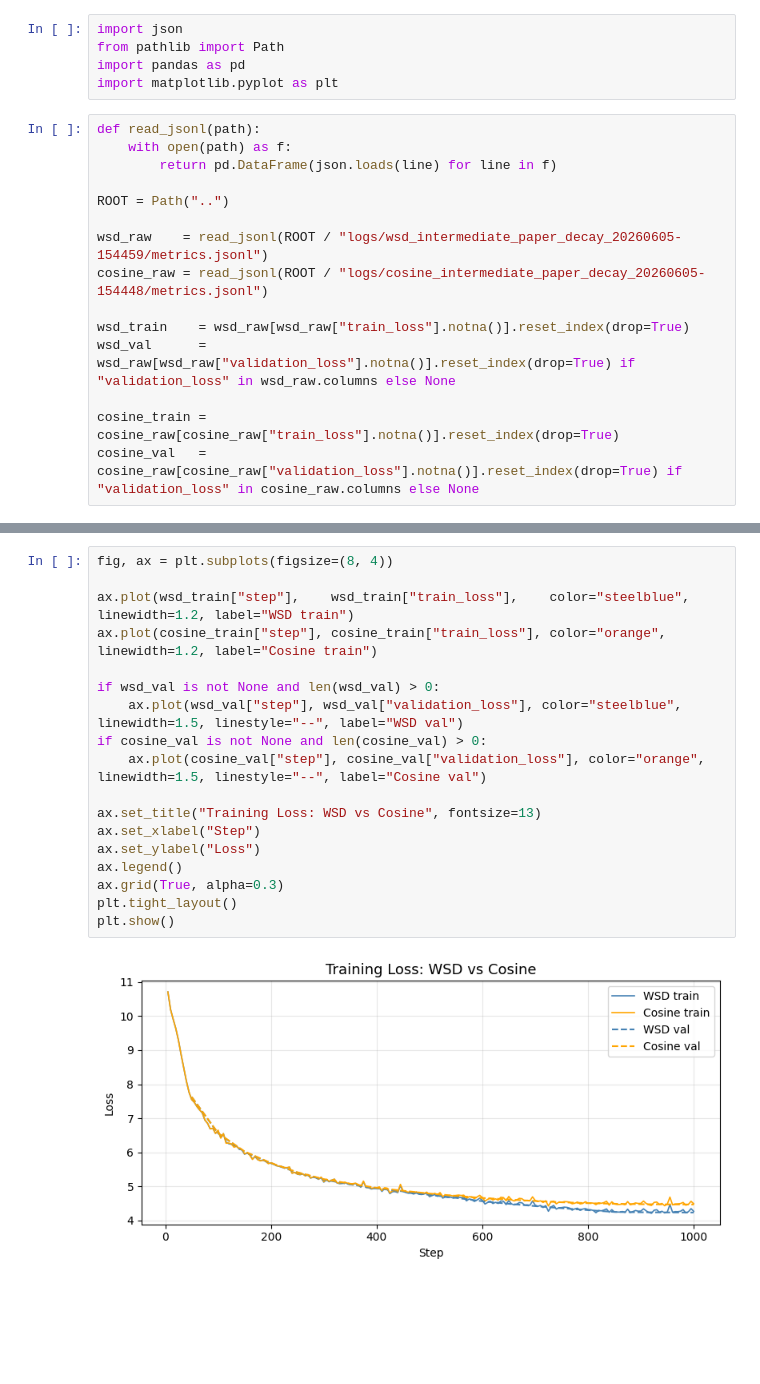
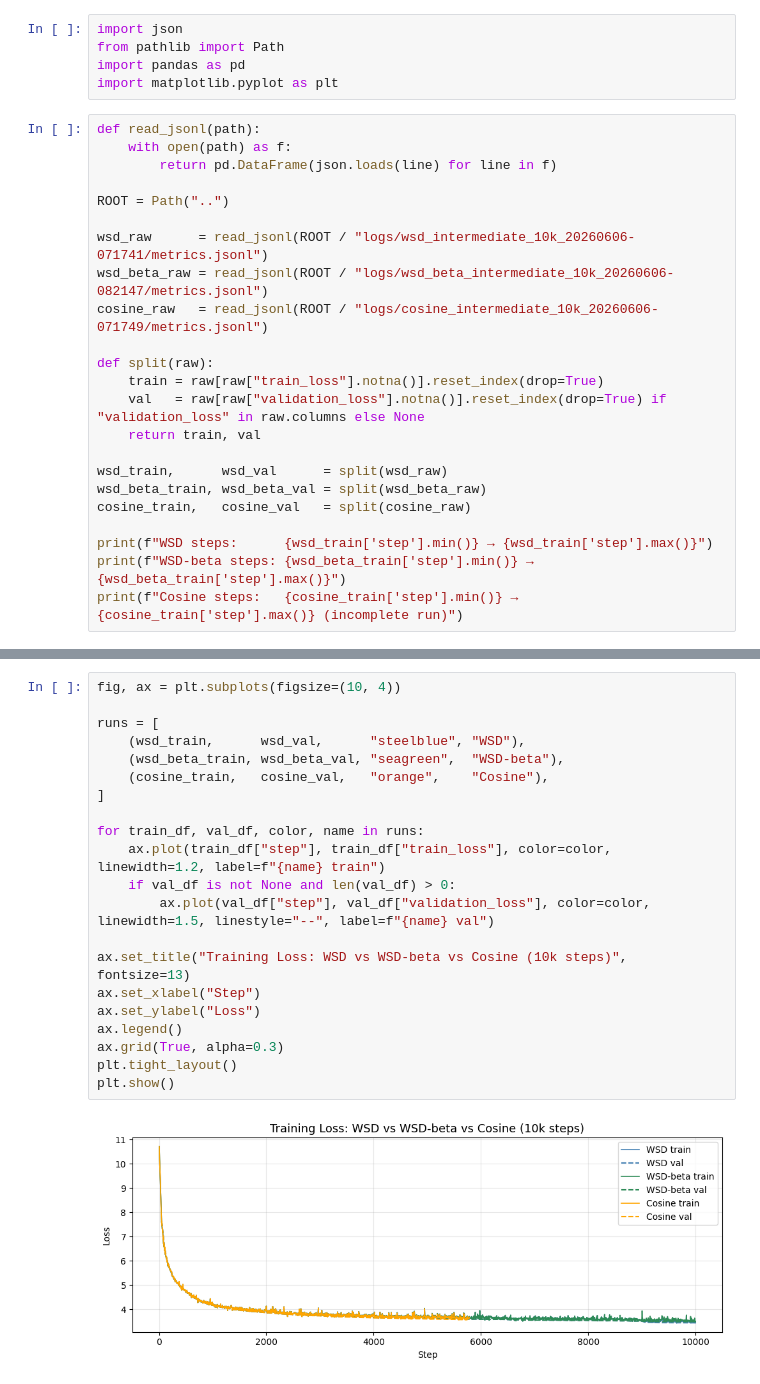
Before and after one commit to Duckymini/wsd_metric_triggered, a Jupyter notebook: notebooks/wsd_vs_cosine.ipynb, the cells around one changed output, grey strips where cells are left out. Drawn from its saved outputs; the diff is of its cells as text; blank space fills up the shorter version.

```diff
--- a/notebooks/wsd_vs_cosine.ipynb
+++ b/notebooks/wsd_vs_cosine.ipynb
@@ -10,11 +10,19 @@ def read_jsonl(path):
 
 ROOT = Path("..")
 
-wsd_raw    = read_jsonl(ROOT / "logs/wsd_intermediate_paper_decay_20260605-154459/metrics.jsonl")
-cosine_raw = read_jsonl(ROOT / "logs/cosine_intermediate_paper_decay_20260605-154448/metrics.jsonl")
+wsd_raw      = read_jsonl(ROOT / "logs/wsd_intermediate_10k_20260606-071741/metrics.jsonl")
+wsd_beta_raw = read_jsonl(ROOT / "logs/wsd_beta_intermediate_10k_20260606-082147/metrics.jsonl")
+cosine_raw   = read_jsonl(ROOT / "logs/cosine_intermediate_10k_20260606-071749/metrics.jsonl")
 
-wsd_train    = wsd_raw[wsd_raw["train_loss"].notna()].reset_index(drop=True)
-wsd_val      = wsd_raw[wsd_raw["validation_loss"].notna()].reset_index(drop=True) if "validation_loss" in wsd_raw.columns else None
+def split(raw):
+    train = raw[raw["train_loss"].notna()].reset_index(drop=True)
+    val   = raw[raw["validation_loss"].notna()].reset_index(drop=True) if "validation_loss" in raw.columns else None
+    return train, val
 
-cosine_train = cosine_raw[cosine_raw["train_loss"].notna()].reset_index(drop=True)
-cosine_val   = cosine_raw[cosine_raw["validation_loss"].notna()].reset_index(drop=True) if "validation_loss" in cosine_raw.columns else None
+wsd_train,      wsd_val      = split(wsd_raw)
+wsd_beta_train, wsd_beta_val = split(wsd_beta_raw)
+cosine_train,   cosine_val   = split(cosine_raw)
+
+print(f"WSD steps:      {wsd_train['step'].min()} → {wsd_train['step'].max()}")
+print(f"WSD-beta steps: {wsd_beta_train['step'].min()} → {wsd_beta_train['step'].max()}")
+print(f"Cosine steps:   {cosine_train['step'].min()} → {cosine_train['step'].max()} (incomplete run)")
@@ -21,21 +33,24 @@ cosine_val   = cosine_raw[cosine_raw["validation_loss"].notna()].reset_index(dro
 # %%
-fig, ax = plt.subplots(figsize=(8, 4))
+fig, ax = plt.subplots(figsize=(10, 4))
 
-ax.plot(wsd_train["step"],    wsd_train["train_loss"],    color="steelblue", linewidth=1.2, label="WSD train")
-ax.plot(cosine_train["step"], cosine_train["train_loss"], color="orange",    linewidth=1.2, label="Cosine train")
+runs = [
+    (wsd_train,      wsd_val,      "steelblue", "WSD"),
+    (wsd_beta_train, wsd_beta_val, "seagreen",  "WSD-beta"),
+    (cosine_train,   cosine_val,   "orange",    "Cosine"),
+]
 
-if wsd_val is not None and len(wsd_val) > 0:
-    ax.plot(wsd_val["step"], wsd_val["validation_loss"], color="steelblue", linewidth=1.5, linestyle="--", label="WSD val")
-if cosine_val is not None and len(cosine_val) > 0:
-    ax.plot(cosine_val["step"], cosine_val["validation_loss"], color="orange", linewidth=1.5, linestyle="--", label="Cosine val")
+for train_df, val_df, color, name in runs:
+    ax.plot(train_df["step"], train_df["train_loss"], color=color, linewidth=1.2, label=f"{name} train")
+    if val_df is not None and len(val_df) > 0:
+        ax.plot(val_df["step"], val_df["validation_loss"], color=color, linewidth=1.5, linestyle="--", label=f"{name} val")
 
-ax.set_title("Training Loss: WSD vs Cosine", fontsize=13)
+ax.set_title("Training Loss: WSD vs WSD-beta vs Cosine (10k steps)", fontsize=13)
 ax.set_xlabel("Step")
 ax.set_ylabel("Loss")
 ax.legend()
 ax.grid(True, alpha=0.3)
 plt.tight_layout()
 plt.show()
 # %% [output]
-[figure, old version]
+[figure, new version]
 # %%
```
Also changed, not shown: parts of 3 cells of this notebook.
